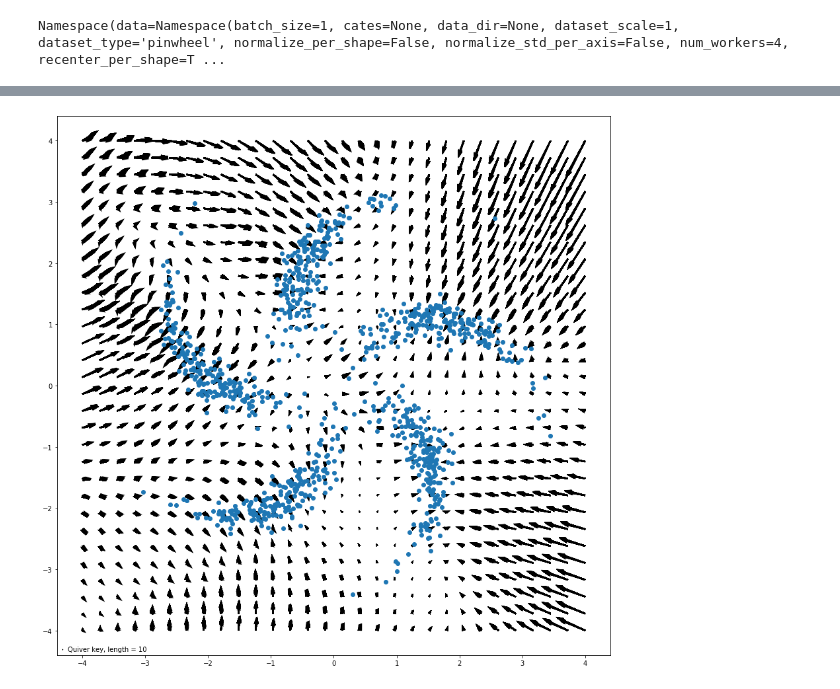
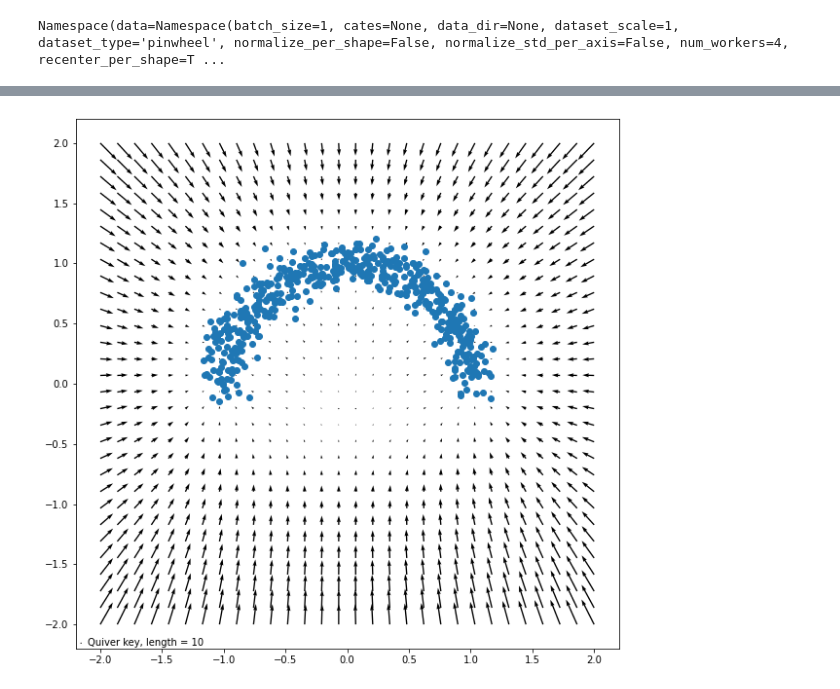
Before and after one commit to shekshaa/probML-Project, a Jupyter notebook: train_toy_2d.ipynb, the cells around one changed output, grey strips where cells are left out. Saved outputs shown, nothing was run; the diff lists cells and outputs as text; code cells hidden in the pictures.

Commit message:
Correct output for one moon toydataset

```diff
--- a/train_toy_2d.ipynb
+++ b/train_toy_2d.ipynb
@@ -52,12 +62,15 @@ score_net.to(device)
 opt_scorenet, scheduler_scorenet = get_opt(score_net.parameters(), cfg.trainer.opt_scorenet)
 opt_criticnet, scheduler_criticnet = get_opt(critic_net.parameters(), cfg.trainer.opt_scorenet)
 
-k_iters = 10
-e_iters = 5
-epochs = 3000
+k_iters = 5
+e_iters = 1
+epochs = 15000
 itr = 0
+
+losses = []
+
 for epoch in range(epochs):
-    tr_pts = sample_data('pinwheel', 2048).view(-1, 2)
+    tr_pts = sample_data('one_moon', 2048).view(-1, 2)
 
     score_net.train()
     critic_net.train()
@@ -79,6 +92,8 @@ for epoch in range(epochs):
     stein = t1 + t2
     l2_penalty = (critic_output * critic_output).sum(-1).mean()
     loss = stein.mean()
+
+    losses.append(loss)
 
     cycle_iter = itr % (k_iters + e_iters)
 
@@ -149,20 +169,21 @@ Epoch 2999 (score), Loss=11.10602 t1=-2.57389 t2=13.67992
 # %%
 import numpy as np
 
-X = np.linspace(-4, 4, 30)
-Y = np.linspace(-4, 4, 30)
+X = np.linspace(-2, 2, 30)
+Y = np.linspace(-2, 2, 30)
 grid = np.stack(np.meshgrid(X, Y), axis=-1).reshape(1, -1, 2)
 grid_tensor = torch.tensor(grid).float().to(device)
 grad_field = score_net(grid_tensor)
 grad_field_np = grad_field.detach().cpu().numpy()
+grad_field_np = grad_field_np[0]
 # %%
-fig, ax = plt.subplots(figsize=(15, 15))
+fig, ax = plt.subplots(figsize=(10, 10))
 q = ax.quiver(grid[..., 0], grid[..., 1], grad_field_np[..., 0], grad_field_np[..., 1])
 ax.quiverkey(q, X=0.01, Y=0.01, U=0.01, label='Quiver key, length = 10', labelpos='E')
-sample_data = toy_data.inf_train_gen('pinwheel', n_points=1000)
+sample_data = toy_data.inf_train_gen('one_moon', n_points=1000)
 ax.scatter(sample_data[:, 0], sample_data[:, 1])
 plt.show()
 # %% [output]
-[figure, old version]
+[figure, new version]
 # %%
 x_final = langevin_dynamics_lsd(score_net, l=0.01, e=.05, num_points=2048)
```
Also changed, not shown: parts of 6 cells of this notebook, 2 other files.
